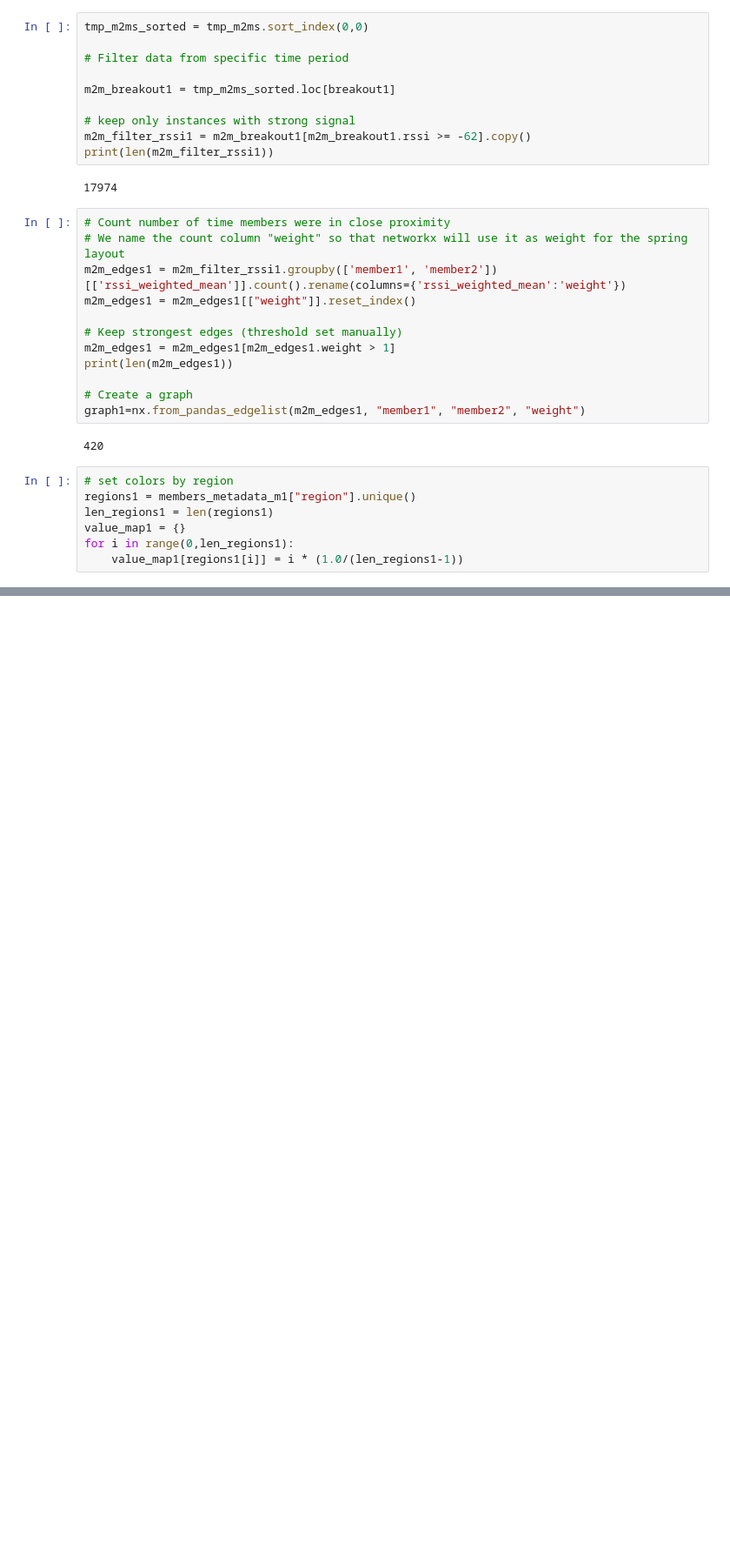
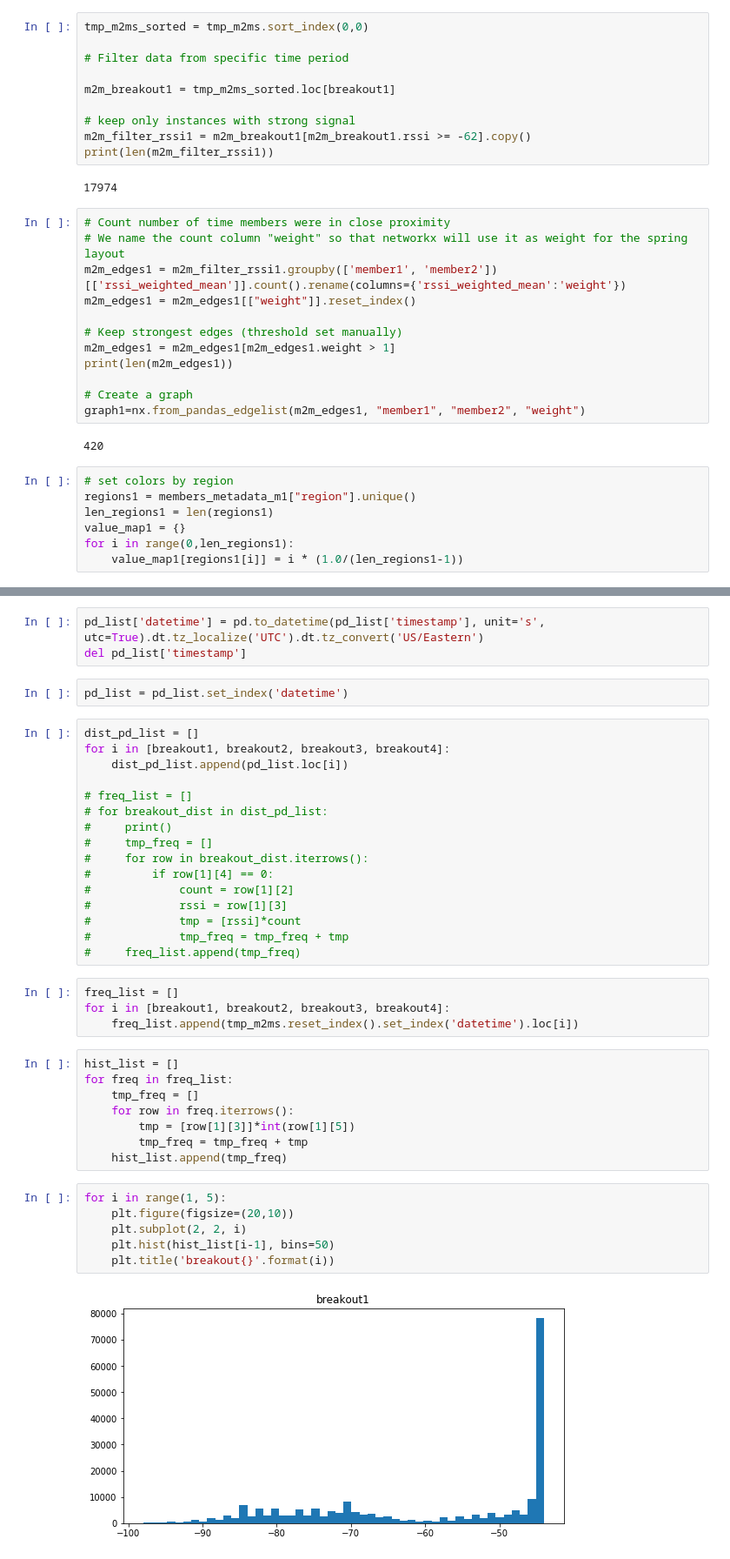
Before and after one commit to txiao3/Capstone-URMC, a Jupyter notebook: proximity_analysis.ipynb, the cells around one changed output, grey strips where cells are left out. Shown at 87% size. Cells and saved outputs as stored; diff of their text form; blank space fills up the shorter version.

```diff
--- a/proximity_analysis.ipynb
+++ b/proximity_analysis.ipynb
@@ -639,0 +751,41 @@ draw_graph(graph1, graph_layout="spring", node_size=500, node_color = node_color
+# %%
+pd_list['datetime'] = pd.to_datetime(pd_list['timestamp'], unit='s', utc=True).dt.tz_localize('UTC').dt.tz_convert('US/Eastern')
+del pd_list['timestamp']
+# %%
+pd_list = pd_list.set_index('datetime')
+# %%
+dist_pd_list = []
+for i in [breakout1, breakout2, breakout3, breakout4]:
+    dist_pd_list.append(pd_list.loc[i])
+
+# freq_list = []
+# for breakout_dist in dist_pd_list:
+#     print()
+#     tmp_freq = []
+#     for row in breakout_dist.iterrows():
+#         if row[1][4] == 0:
+#             count = row[1][2]
+#             rssi = row[1][3]
+#             tmp = [rssi]*count
+#             tmp_freq = tmp_freq + tmp
+#     freq_list.append(tmp_freq)
+# %%
+freq_list = []
+for i in [breakout1, breakout2, breakout3, breakout4]:
+    freq_list.append(tmp_m2ms.reset_index().set_index('datetime').loc[i])
+# %%
+hist_list = []
+for freq in freq_list:
+    tmp_freq = []
+    for row in freq.iterrows():
+        tmp = [row[1][3]]*int(row[1][5])
+        tmp_freq = tmp_freq + tmp
+    hist_list.append(tmp_freq)
+# %%
+for i in range(1, 5):
+    plt.figure(figsize=(20,10))
+    plt.subplot(2, 2, i)
+    plt.hist(hist_list[i-1], bins=50)
+    plt.title('breakout{}'.format(i))
+# %% [output]
+[figure, added]
```
Also changed, not shown: parts of 11 cells of this notebook, 1 other file.
